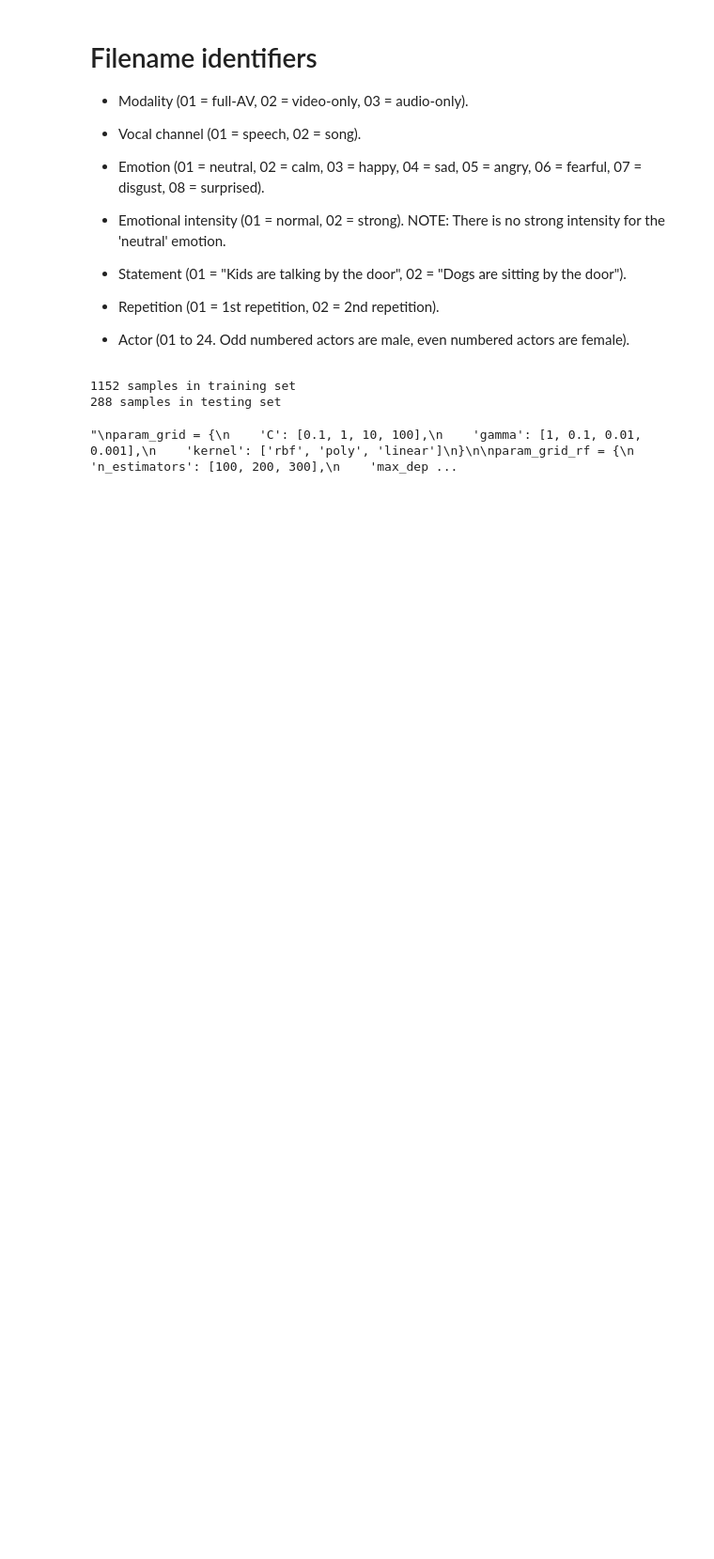
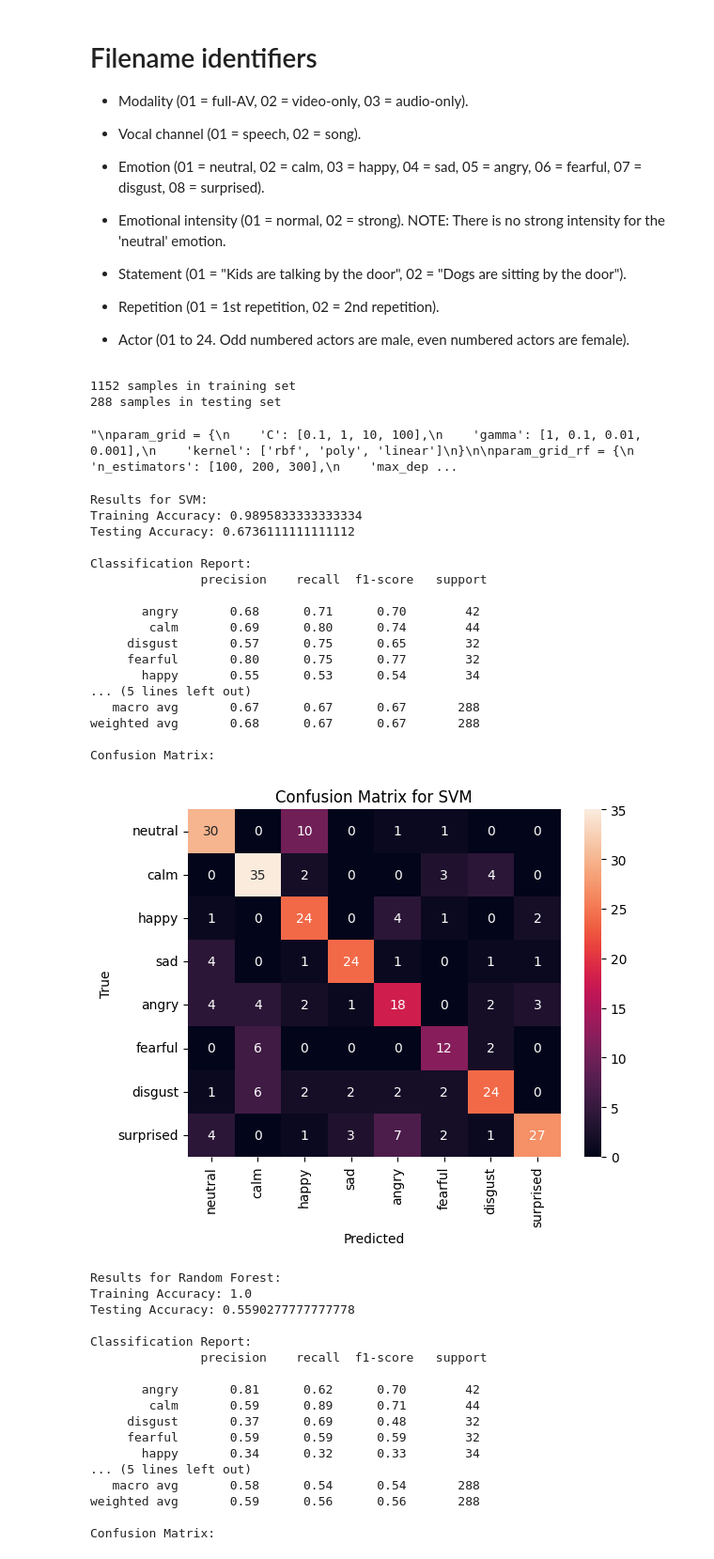
Before and after one commit to jlampela/AC24, a Jupyter notebook: project.ipynb, the cells around one changed output. Shown: that part at 94% size. Saved outputs shown, nothing was run; the diff lists cells and outputs as text; code cells hidden in the pictures; blank space fills up the shorter version.

```diff
--- a/project.ipynb
+++ b/project.ipynb
@@ -112,9 +107,9 @@ dataset_path = 'ravdess/'
 features, emotions = load_data(dataset_path)
 # %%
 scaler = StandardScaler()
-features = scaler.fit_transform(features)
+stand_features = scaler.fit_transform(features)
 
-X_train, X_test, y_train, y_test = train_test_split(features, emotions, test_size=0.2, random_state=42)
+X_train, X_test, y_train, y_test = train_test_split(stand_features, emotions, test_size=0.2, random_state=42)
 
 print(f'{len(X_train)} samples in training set')
 print(f'{len(X_test)} samples in testing set')
@@ -160,20 +155,62 @@ print(grid_search_knn.best_params_)"""
 # %%
 
 classifiers = {
     'SVM': SVC(kernel='rbf', C=10, gamma=0.01),
     'Random Forest': RandomForestClassifier(bootstrap=False, max_depth=30, min_samples_leaf=1, min_samples_split=2, n_estimators=300),
     'KNN': KNeighborsClassifier(metric='manhattan', n_neighbors=3, weights='distance')
 }
 
-results = {}
+def result_helper(name, y_train, y_pred_train, y_test, y_pred):
+    emotion_labels_list = ['neutral', 'calm', 'happy', 'sad', 'angry', 'fearful', 'disgust', 'surprised']
+    print(f"Results for {name}:")
+    print(f"Training Accuracy: {accuracy_score(y_train, y_pred_train)}")
+    print(f"Testing Accuracy: {accuracy_score(y_test, y_pred)}")
+    print("\nClassification Report:\n", classification_report(y_test, y_pred))
+    print("Confusion Matrix:")
+    sns.heatmap(confusion_matrix(y_test, y_pred), annot=True, fmt='d', xticklabels=emotion_labels_list, yticklabels=emotion_labels_list)
+    plt.title(f"Confusion Matrix for {name}")
+    plt.xlabel('Predicted')
+    plt.ylabel('True')
+    plt.show()
 
 for name, clf in classifiers.items():
     clf.fit(X_train, y_train)
+    y_pred_train = clf.predict(X_train)
     y_pred = clf.predict(X_test)
-    results[name] = {
-        'accuracy': accuracy_score(y_test, y_pred),
-        'precision': precision_score(y_test, y_pred, average='weighted'),
-        'recall': recall_score(y_test, y_pred, average='weighted'),
-        'f1_score': f1_score(y_test, y_pred, average='weighted'),
-        'confusion_matrix': confusion_matrix(y_test, y_pred)
-    }
+    result_helper(name, y_train, y_pred_train, y_test, y_pred)
+# %% [output]
+Results for SVM:
+Training Accuracy: 0.9895833333333334
+Testing Accuracy: 0.6736111111111112
+
+Classification Report:
+               precision    recall  f1-score   support
+
+       angry       0.68      0.71      0.70        42
+        calm       0.69      0.80      0.74        44
+     disgust       0.57      0.75      0.65        32
+     fearful       0.80      0.75      0.77        32
+       happy       0.55      0.53      0.54        34
+... (5 lines left out)
+   macro avg       0.67      0.67      0.67       288
+weighted avg       0.68      0.67      0.67       288
+
+Confusion Matrix:
+[figure, added]
+Results for Random Forest:
+Training Accuracy: 1.0
+Testing Accuracy: 0.5590277777777778
+
+Classification Report:
+               precision    recall  f1-score   support
+
+       angry       0.81      0.62      0.70        42
+        calm       0.59      0.89      0.71        44
+     disgust       0.37      0.69      0.48        32
+     fearful       0.59      0.59      0.59        32
+       happy       0.34      0.32      0.33        34
+... (5 lines left out)
+   macro avg       0.58      0.54      0.54       288
+weighted avg       0.59      0.56      0.56       288
+
+Confusion Matrix:
```
Also changed, not shown: parts of 4 cells of this notebook.
